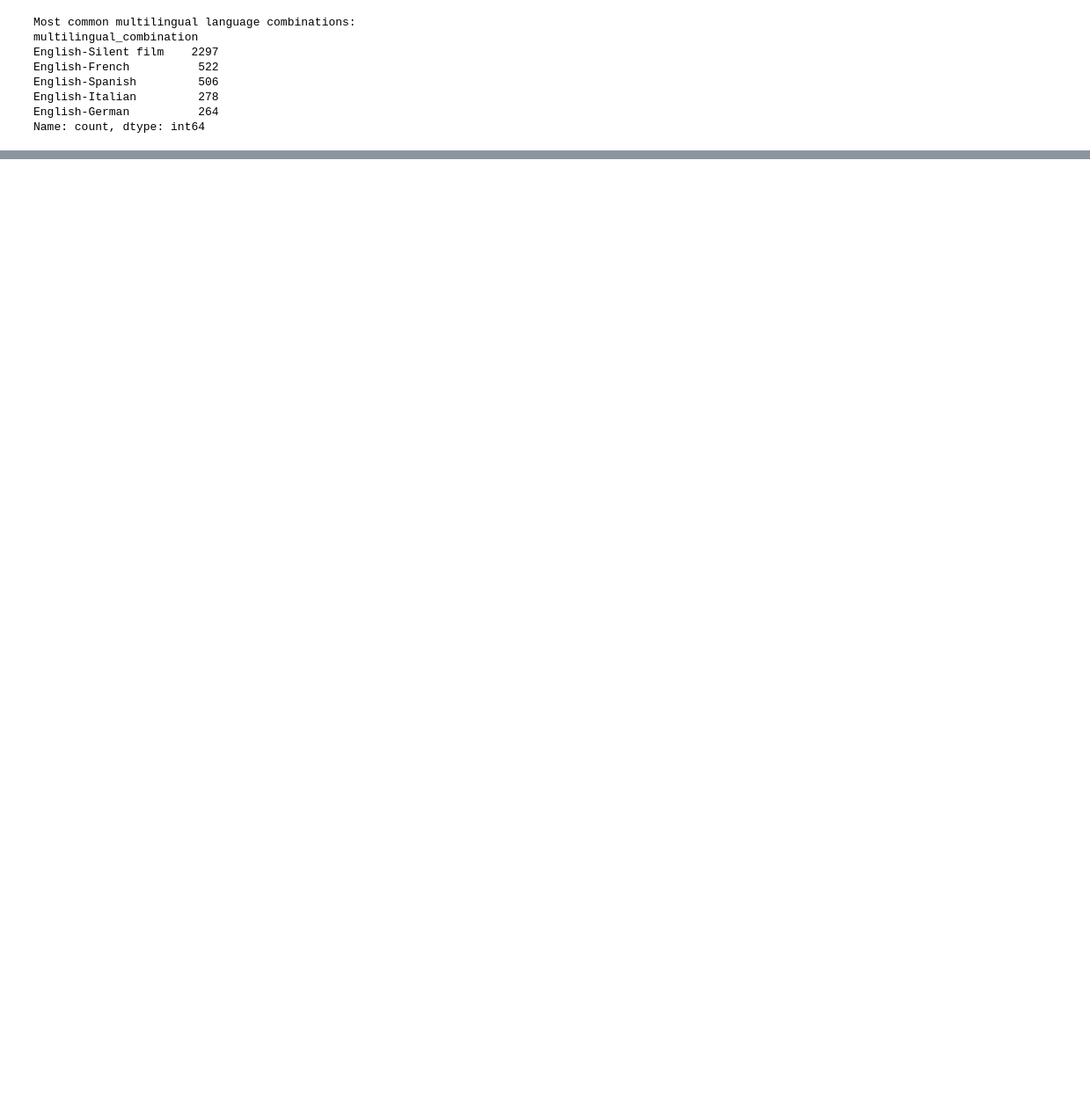
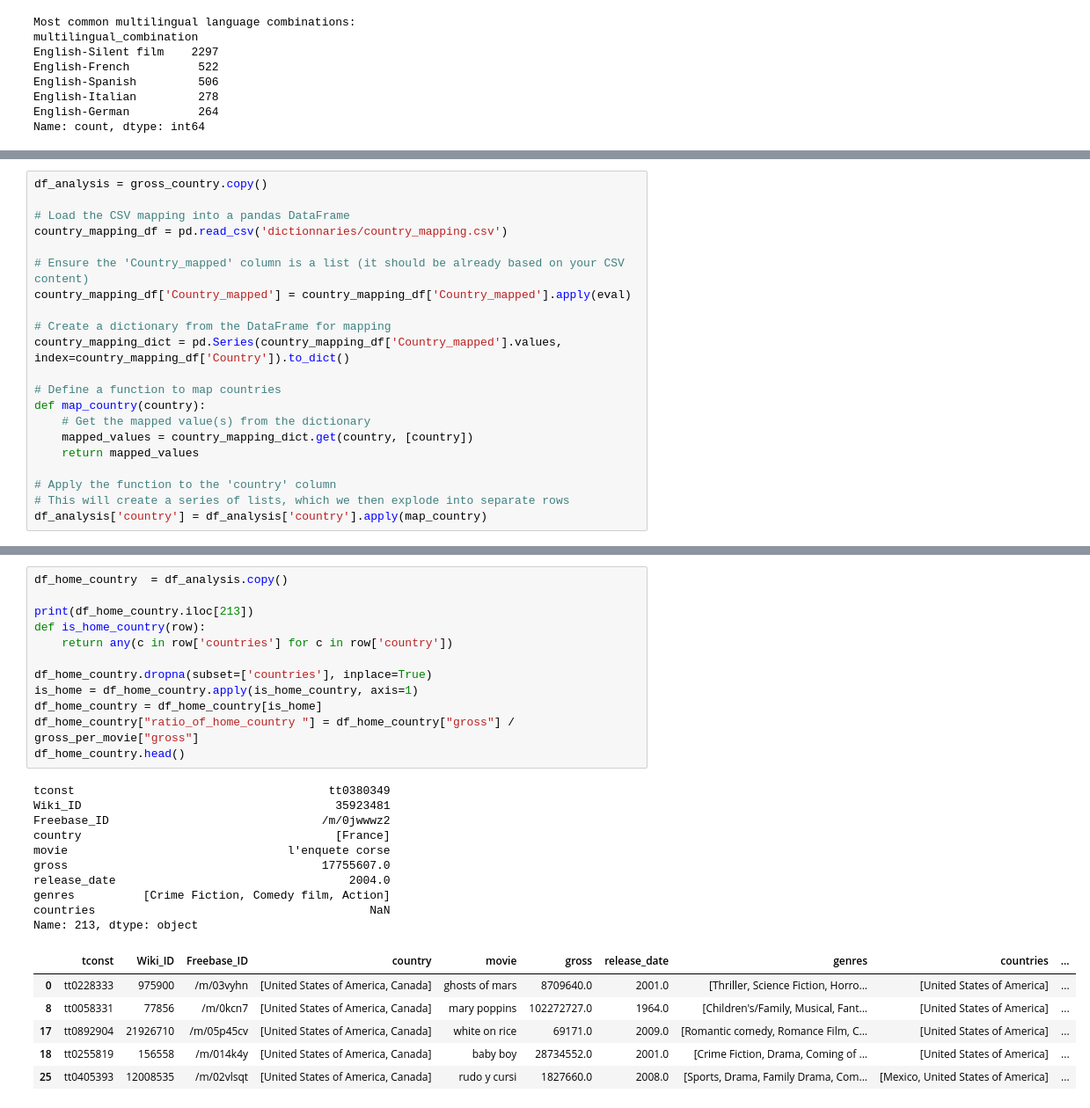
Before and after one commit to epfl-ada/ada-2023-project-nada2023, a Jupyter notebook: notebook.ipynb, the cells around one changed output, grey strips where cells are left out. Shown: that part at 88% size. Saved outputs shown, nothing was run; the diff lists cells and outputs as text; blank space fills up the shorter version.

Commit message:
Start of analysis

```diff
--- a/notebook.ipynb
+++ b/notebook.ipynb
@@ -420,0 +427,21 @@ plt.show()
+# %%
+df_analysis = gross_country.copy()
+
+# Load the CSV mapping into a pandas DataFrame
+country_mapping_df = pd.read_csv('dictionnaries/country_mapping.csv')
+
+# Ensure the 'Country_mapped' column is a list (it should be already based on your CSV content)
+country_mapping_df['Country_mapped'] = country_mapping_df['Country_mapped'].apply(eval)
+
+# Create a dictionary from the DataFrame for mapping
+country_mapping_dict = pd.Series(country_mapping_df['Country_mapped'].values, index=country_mapping_df['Country']).to_dict()
+
+# Define a function to map countries
+def map_country(country):
+    # Get the mapped value(s) from the dictionary
+    mapped_values = country_mapping_dict.get(country, [country])
+    return mapped_values
+
+# Apply the function to the 'country' column
+# This will create a series of lists, which we then explode into separate rows
+df_analysis['country'] = df_analysis['country'].apply(map_country)
@@ -420,0 +457,29 @@ plt.show()
+# %%
+df_home_country  = df_analysis.copy()
+
+print(df_home_country.iloc[213])
+def is_home_country(row):
+    return any(c in row['countries'] for c in row['country'])
+
+df_home_country.dropna(subset=['countries'], inplace=True)
+is_home = df_home_country.apply(is_home_country, axis=1)
+df_home_country = df_home_country[is_home]
+df_home_country["ratio_of_home_country "] = df_home_country["gross"] / gross_per_movie["gross"]
+df_home_country.head()
+# %% [output]
+tconst                                     tt0380349
+Wiki_ID                                     35923481
+Freebase_ID                               /m/0jwwwz2
+country                                     [France]
+movie                                l'enquete corse
+gross                                     17755607.0
+release_date                                  2004.0
+genres          [Crime Fiction, Comedy film, Action]
+countries                                        NaN
+Name: 213, dtype: object
+|  | tconst | Wiki_ID | Freebase_ID | country | movie | gross | release_date | genres | countries | ... |
+| 0 | tt0228333 | 975900 | /m/03vyhn | [United States of America, Canada] | ghosts of mars | 8709640.0 | 2001.0 | [Thriller, Science Fiction, Horro... | [United States of America] | ... |
+| 8 | tt0058331 | 77856 | /m/0kcn7 | [United States of America, Canada] | mary poppins | 102272727.0 | 1964.0 | [Children's/Family, Musical, Fant... | [United States of America] | ... |
+| 17 | tt0892904 | 21926710 | /m/05p45cv | [United States of America, Canada] | white on rice | 69171.0 | 2009.0 | [Romantic comedy, Romance Film, C... | [United States of America] | ... |
+| 18 | tt0255819 | 156558 | /m/014k4y | [United States of America, Canada] | baby boy | 28734552.0 | 2001.0 | [Crime Fiction, Drama, Coming of ... | [United States of America] | ... |
+| 25 | tt0405393 | 12008535 | /m/02vlsqt | [United States of America, Canada] | rudo y cursi | 1827660.0 | 2008.0 | [Sports, Drama, Family Drama, Com... | [Mexico, United States of America] | ... |
```
Also changed, not shown: parts of 4 cells of this notebook, 1 other file.
